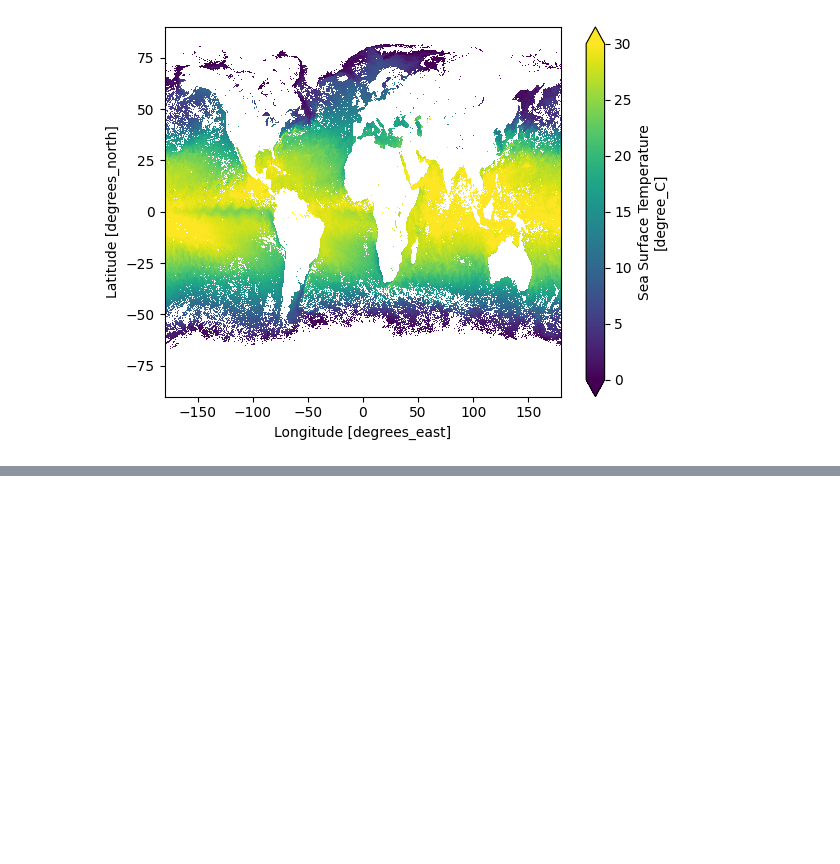
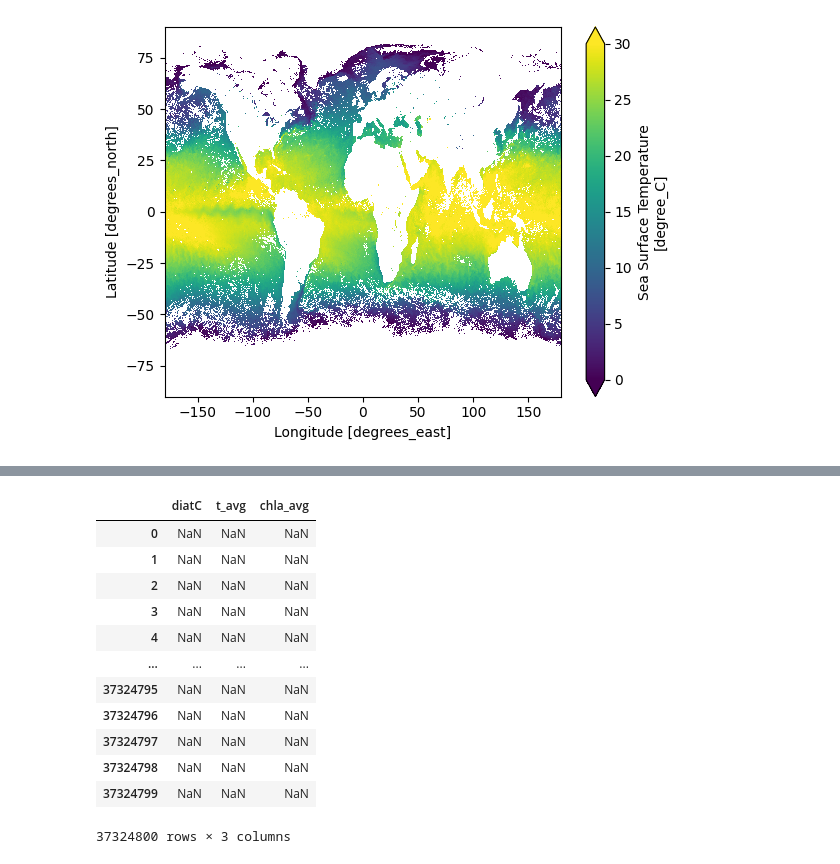
Before and after one commit to alisonpchase/predict-diatoms, a Jupyter notebook: deploy_trained_model.ipynb, the cells around one changed output, grey strips where cells are left out. Cells and saved outputs as stored; diff of their text form; code cells hidden in the pictures; blank space fills up the shorter version.

```diff
--- a/deploy_trained_model.ipynb
+++ b/deploy_trained_model.ipynb
@@ -180,2 +243,4 @@ pred = loaded_model.predict(cleaned_df)
 # %%
 pred = pd.DataFrame(pred)
+pred.columns = ['diatC']
+pred
@@ -219,0 +289,4 @@ foo.shape
+# %%
+# re-assign the dataframe of predicted diatom index values to match the original input data
+pred = pred.set_index(df_inputs['Index'])
+pred
@@ -219,0 +308,18 @@ foo.shape
+# %%
+# Add the removed NaN rows back to the DataFrame while preserving indices
+df_pred = pd.concat([pred, nan_rows]).sort_index()
+df_pred
+# %% [output]
+|  | diatC | t_avg | chla_avg |
+| 0 | NaN | NaN | NaN |
+| 1 | NaN | NaN | NaN |
+| 2 | NaN | NaN | NaN |
+| 3 | NaN | NaN | NaN |
+| 4 | NaN | NaN | NaN |
+| ... | ... | ... | ... |
+| 37324795 | NaN | NaN | NaN |
+| 37324796 | NaN | NaN | NaN |
+| 37324797 | NaN | NaN | NaN |
+| 37324798 | NaN | NaN | NaN |
+| 37324799 | NaN | NaN | NaN |
+37324800 rows × 3 columns
```
Also changed, not shown: parts of 49 cells of this notebook, 1 other file.
